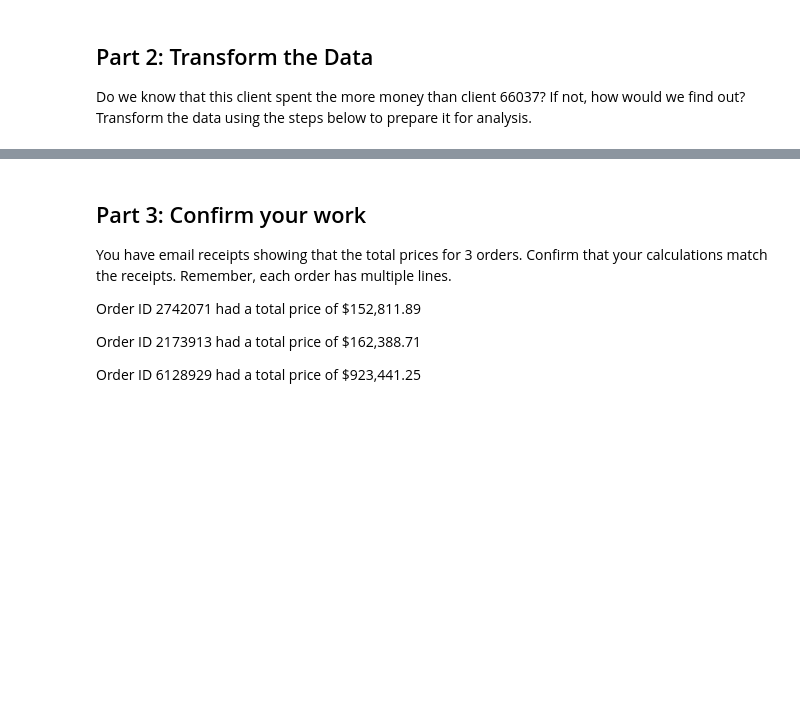
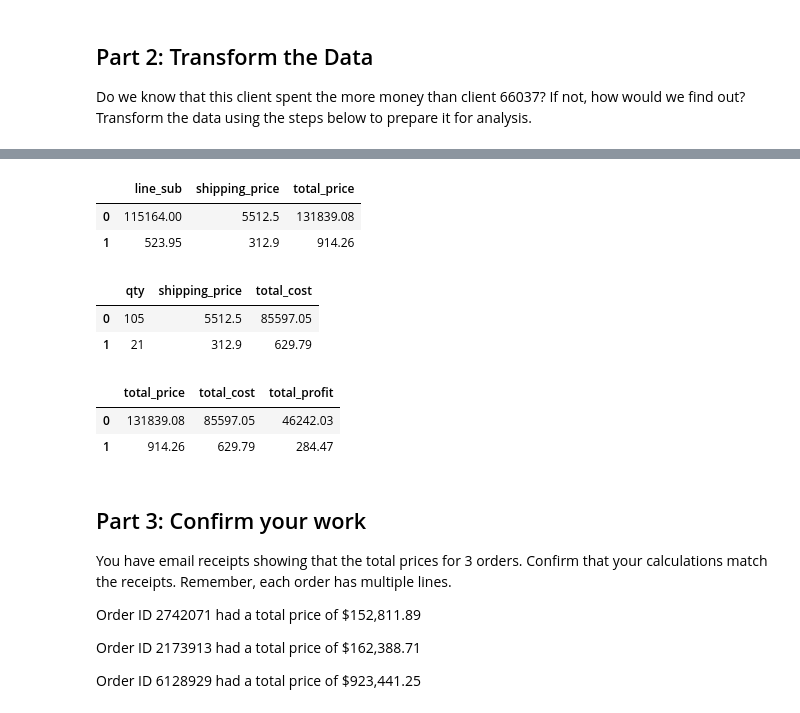
Before and after one commit to josephinerobideau/pandas-challange-1, a Jupyter notebook: module_4_challenge.ipynb, the cells around one changed output, grey strips where cells are left out. Saved outputs shown, nothing was run; the diff lists cells and outputs as text; code cells hidden in the pictures; blank space fills up the shorter version.

```diff
--- a/module_4_challenge.ipynb
+++ b/module_4_challenge.ipynb
@@ -124,15 +166,34 @@ Do we know that this client spent the more money than client 66037? If not, how
 # %%
 # Create a column for the total price
 # using the subtotal and the shipping price
 # along with a sales tax of 9.25%
+df['total_price'] = round((df['line_sub'] + df['shipping_price']) * 1.0925, 2)
+
+df[['line_sub', 'shipping_price', 'total_price']].head(2)
+# %% [output]
+|  | line_sub | shipping_price | total_price |
+| 0 | 115164.00 | 5512.5 | 131839.08 |
+| 1 | 523.95 | 312.9 | 914.26 |
 # %%
 # Create a column for the cost
 # of each line using unit cost, qty, and
 # shipping price (assume the shipping cost
 # is exactly what is charged to the client).
+df['total_cost'] = df['unit_cost'] * df['qty'] + df['shipping_price']
+df[['qty', 'shipping_price', 'total_cost']].head(2)
+# %% [output]
+|  | qty | shipping_price | total_cost |
+| 0 | 105 | 5512.5 | 85597.05 |
+| 1 | 21 | 312.9 | 629.79 |
 # %%
 # Create a column for the profit of
 # each line using line cost and line price
+df['total_profit'] = df['total_price'] - df['total_cost']
+df[['total_price', 'total_cost', 'total_profit']].head(2)
+# %% [output]
+|  | total_price | total_cost | total_profit |
+| 0 | 131839.08 | 85597.05 | 46242.03 |
+| 1 | 914.26 | 629.79 | 284.47 |
 # %% [markdown]
 ## Part 3: Confirm your work
 You have email receipts showing that the total prices for 3 orders. Confirm that your calculations match the receipts. Remember, each order has multiple lines.
```
Also changed, not shown: parts of 20 cells of this notebook.
